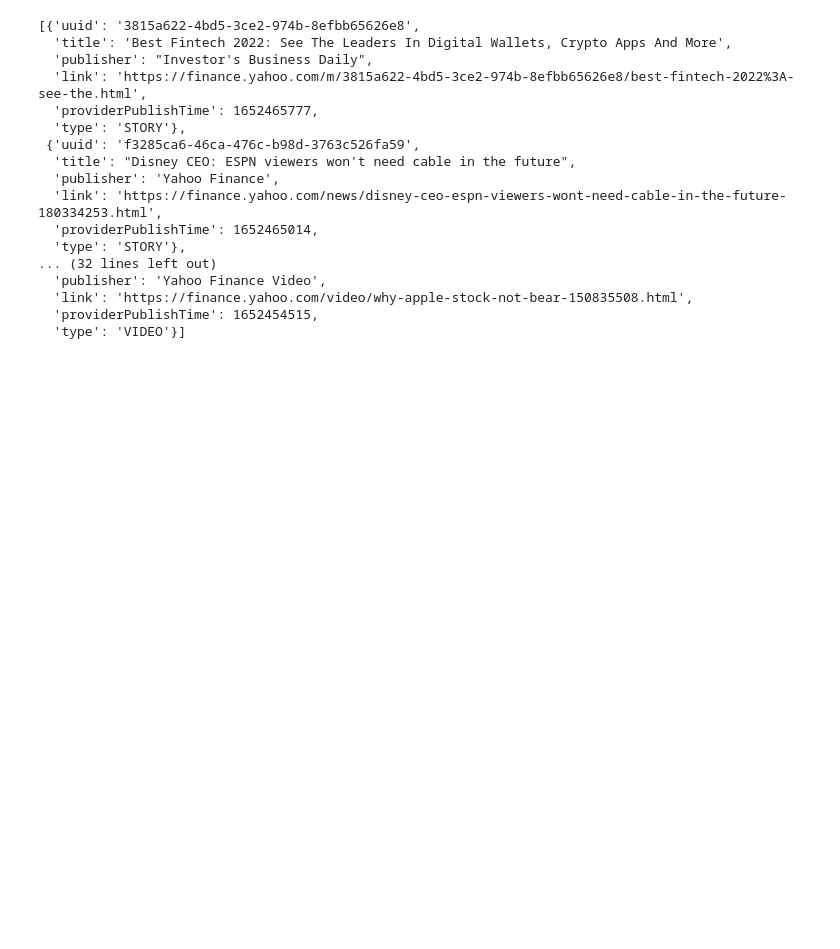
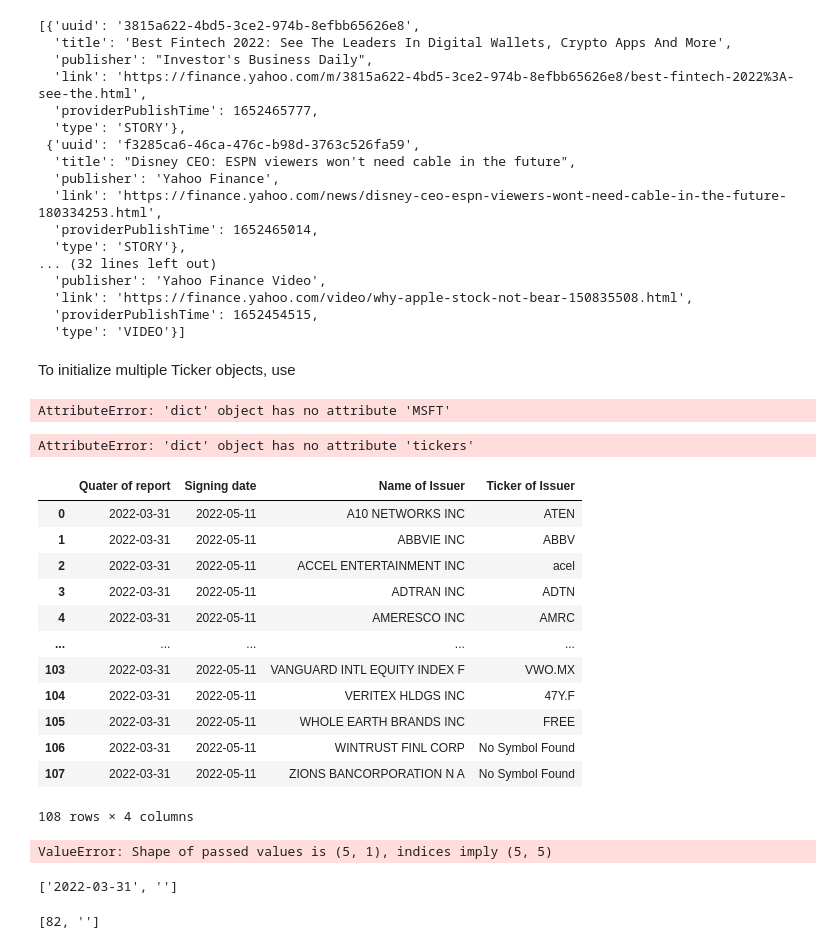
Before and after one commit to VladHardAndSoftWare/Yahoo-project, a Jupyter notebook: Yahoo.ipynb, the cells around one changed output. Cells and saved outputs as stored; diff of their text form; code cells hidden in the pictures; blank space fills up the shorter version.

```diff
--- a/Yahoo.ipynb
+++ b/Yahoo.ipynb
@@ -481,0 +427,36 @@ opt = msft.option_chain('2022-05-13')
+# %% [markdown]
+To initialize multiple Ticker objects, use
+# %%
+tickers = yf.Tickers('msft aapl goog')
+# ^ returns a named tuple of Ticker objects
+tickers.tickers.MSFT
+# %% [output]
+AttributeError: 'dict' object has no attribute 'MSFT'
+# %%
+
+
+# access each ticker using (example)
+tickers.tickers.MSFT.info
+tickers.tickers.AAPL.history(period="1mo")
+tickers.tickers.GOOG.actions
+# %% [output]
+AttributeError: 'dict' object has no attribute 'tickers'
+# %%
+report = pd.read_csv('kek.csv')
+# %%
+report_1 = report[['Quater of report','Signing date','Name of Issuer','Ticker of Issuer']]
+report_1
+# %% [output]
+|  | Quater of report | Signing date | Name of Issuer | Ticker of Issuer |
+| 0 | 2022-03-31 | 2022-05-11 | A10 NETWORKS INC | ATEN |
+| 1 | 2022-03-31 | 2022-05-11 | ABBVIE INC | ABBV |
+| 2 | 2022-03-31 | 2022-05-11 | ACCEL ENTERTAINMENT INC | acel |
+| 3 | 2022-03-31 | 2022-05-11 | ADTRAN INC | ADTN |
+| 4 | 2022-03-31 | 2022-05-11 | AMERESCO INC | AMRC |
+| ... | ... | ... | ... | ... |
+| 103 | 2022-03-31 | 2022-05-11 | VANGUARD INTL EQUITY INDEX F | VWO.MX |
+| 104 | 2022-03-31 | 2022-05-11 | VERITEX HLDGS INC | 47Y.F |
+| 105 | 2022-03-31 | 2022-05-11 | WHOLE EARTH BRANDS INC | FREE |
+| 106 | 2022-03-31 | 2022-05-11 | WINTRUST FINL CORP | No Symbol Found |
+| 107 | 2022-03-31 | 2022-05-11 | ZIONS BANCORPORATION N A | No Symbol Found |
+108 rows × 4 columns
@@ -481,0 +465,20 @@ opt = msft.option_chain('2022-05-13')
+# %%
+A_Party = [report_1.iloc[0,0],'']
+Total_IMEI = [report_1['Ticker of Issuer'].nunique(),'']
+IMEI = report_1['Ticker of Issuer'].unique()
+First_Date = report_1.groupby('Ticker of Issuer')['Quater of report'].first()
+Last_Date = report_1.groupby('Ticker of Issuer')['Quater of report'].last()
+col = ['A-Party','Total IMEI','IMEI','First Date','Last Date']
+
+df1 = pd.DataFrame(data = np.array([A_Party,Total_IMEI,IMEI,First_Date,Last_Date]).transpose(),columns=col)
+df1
+# %% [output]
+ValueError: Shape of passed values is (5, 1), indices imply (5, 5)
+# %%
+A_Party
+# %% [output]
+['2022-03-31', '']
+# %%
+Total_IMEI
+# %% [output]
+[82, '']
```
Also changed, not shown: parts of 29 cells of this notebook, 4 other files.
